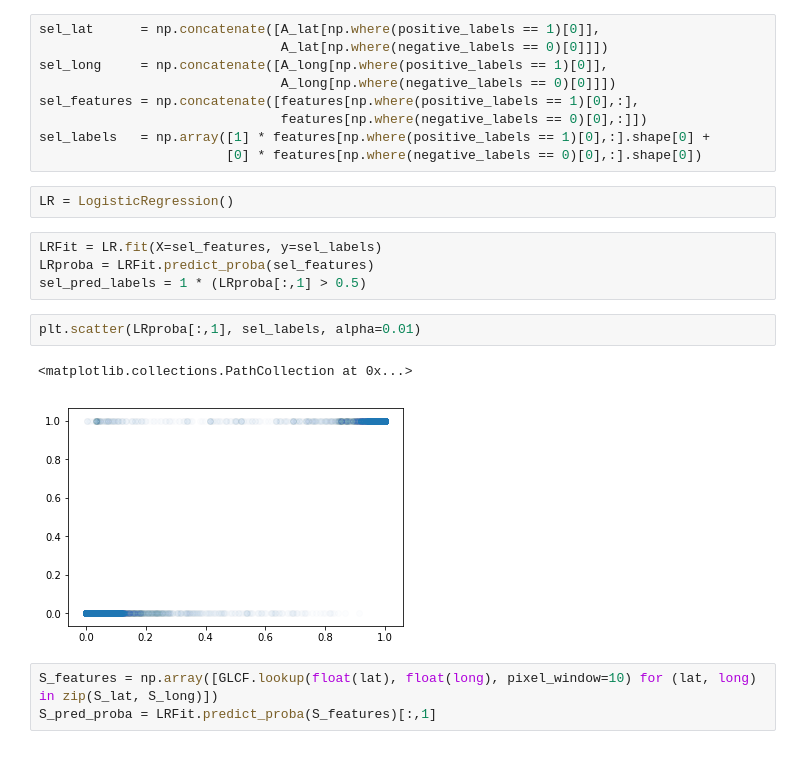
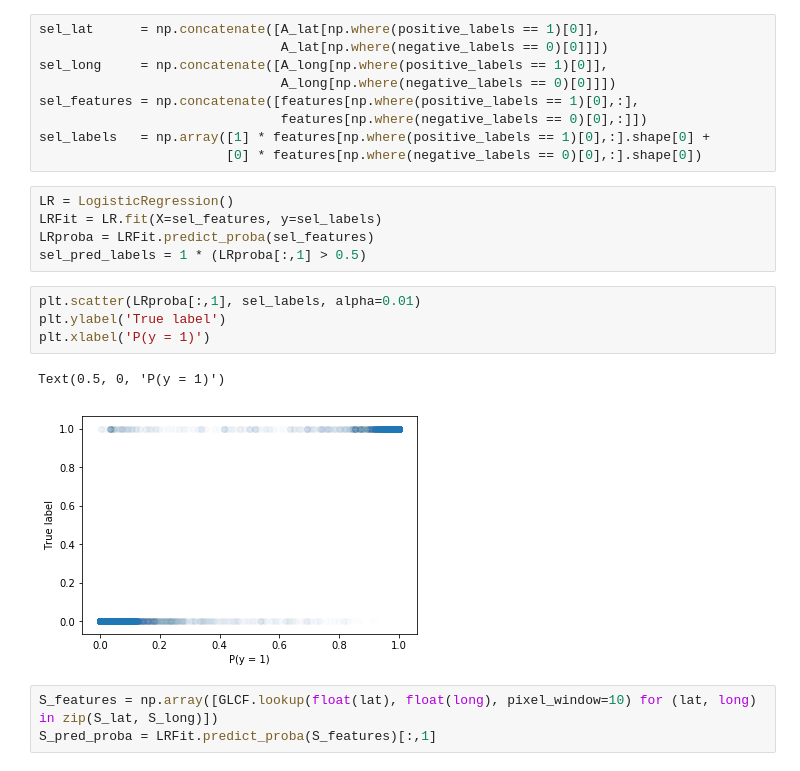
Before and after one commit to thiesgehrmann/JuSiPy_Asser, a Jupyter notebook: jusipy_usage.ipynb, the cells around one changed output. Saved outputs shown, nothing was run; the diff lists cells and outputs as text.

```diff
--- a/jusipy_usage.ipynb
+++ b/jusipy_usage.ipynb
@@ -373,17 +373,18 @@ sel_features = np.concatenate([features[np.where(positive_labels == 1)[0],:],
                                features[np.where(negative_labels == 0)[0],:]])
 sel_labels   = np.array([1] * features[np.where(positive_labels == 1)[0],:].shape[0] +
                         [0] * features[np.where(negative_labels == 0)[0],:].shape[0])
-# %%
-LR = LogisticRegression()
 # %%
+LR = LogisticRegression()
 LRFit = LR.fit(X=sel_features, y=sel_labels)
 LRproba = LRFit.predict_proba(sel_features)
 sel_pred_labels = 1 * (LRproba[:,1] > 0.5)
 # %%
 plt.scatter(LRproba[:,1], sel_labels, alpha=0.01)
+plt.ylabel('True label')
+plt.xlabel('P(y = 1)')
 # %% [output]
-<matplotlib.collections.PathCollection at 0x...>
+Text(0.5, 0, 'P(y = 1)')
-[figure, old version]
+[figure, new version]
 # %%
 S_features = np.array([GLCF.lookup(float(lat), float(long), pixel_window=10) for (lat, long) in zip(S_lat, S_long)])
 S_pred_proba = LRFit.predict_proba(S_features)[:,1]
```
Also changed, not shown: parts of 15 cells of this notebook.
